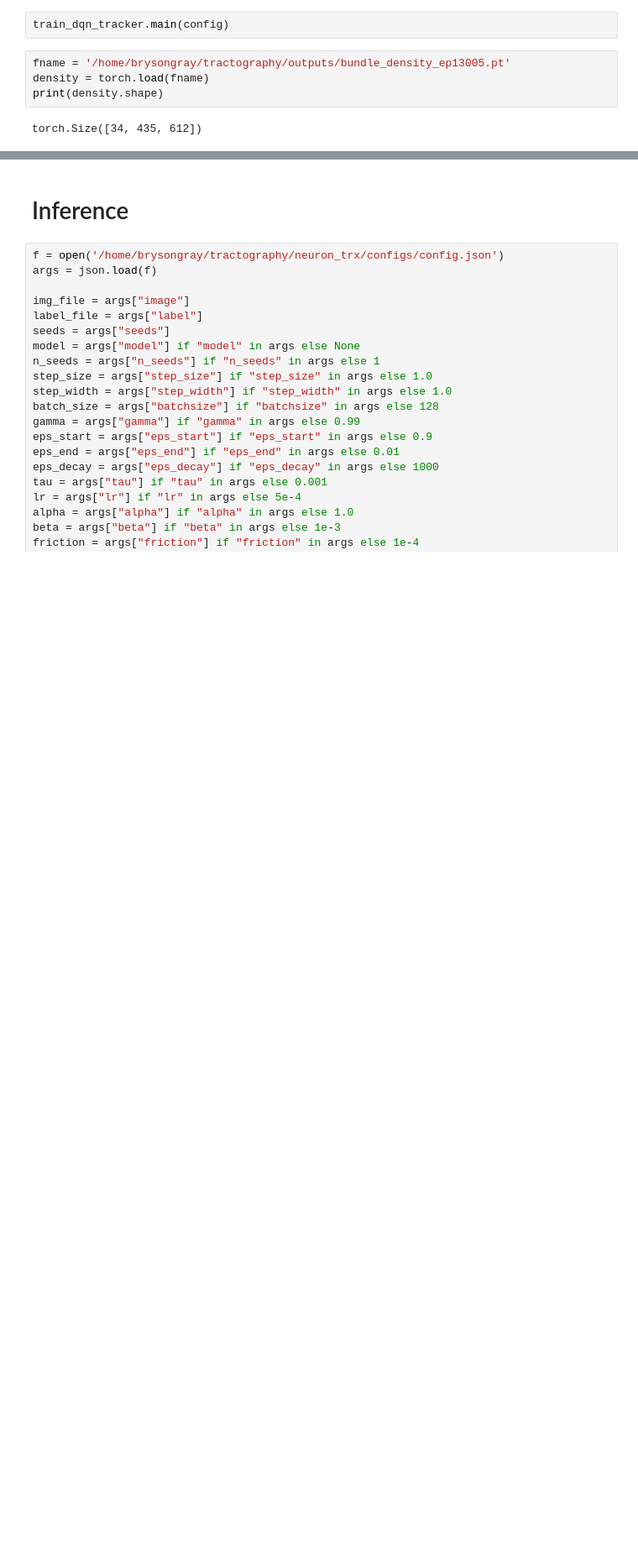
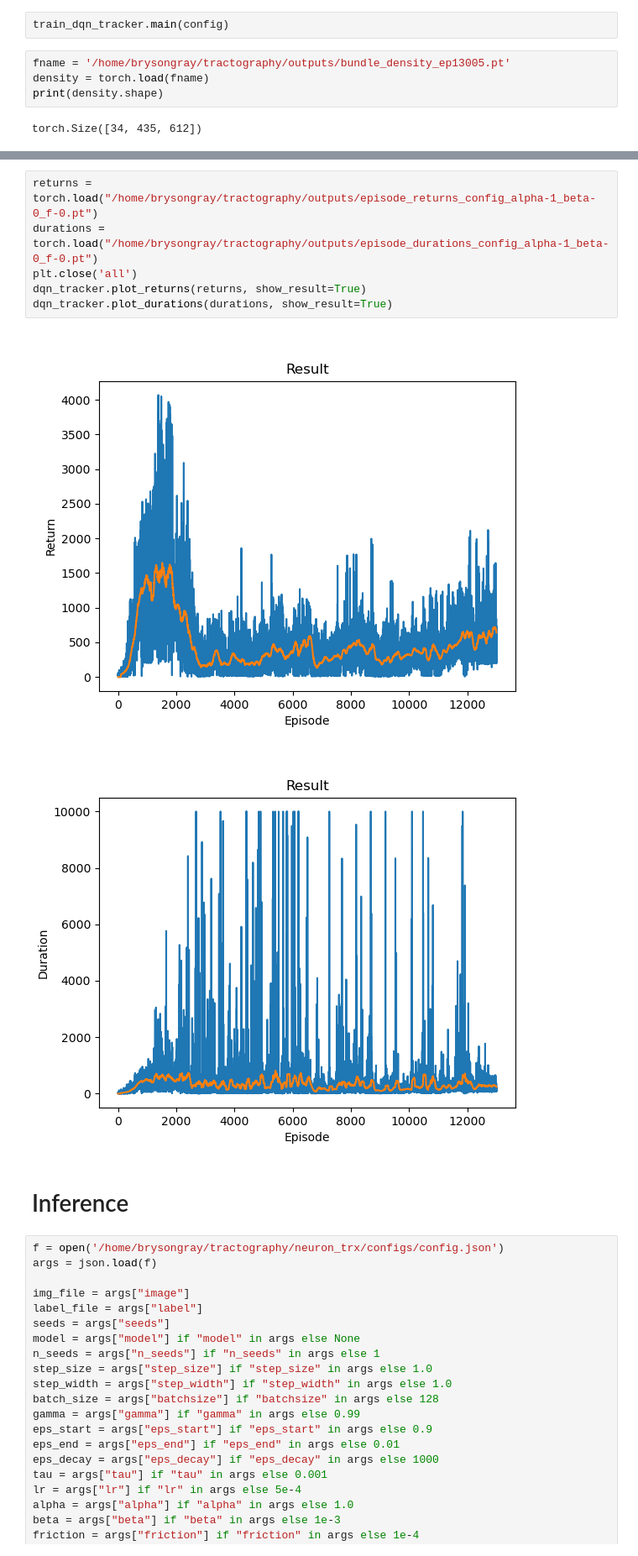
Before and after one commit to twardlab/neurotrack, a Jupyter notebook: neuron_trx/notebooks/neuron_trx_tests.ipynb, the cells around one changed output, grey strips where cells are left out. Shown at 84% size. Drawn from its saved outputs; the diff is of its cells as text; blank space fills up the shorter version.

```diff
--- a/neuron_trx/notebooks/neuron_trx_tests.ipynb
+++ b/neuron_trx/notebooks/neuron_trx_tests.ipynb
@@ -316,6 +321,15 @@ plt.imshow(T, cmap='gray', alpha=0.5)
 # %% [output]
 <matplotlib.image.AxesImage at 0x...>
 [figure]
+# %%
+returns = torch.load("/home/brysongray/tractography/outputs/episode_returns_config_alpha-1_beta-0_f-0.pt")
+durations = torch.load("/home/brysongray/tractography/outputs/episode_durations_config_alpha-1_beta-0_f-0.pt")
+plt.close('all')
+dqn_tracker.plot_returns(returns, show_result=True)
+dqn_tracker.plot_durations(durations, show_result=True)
+# %% [output]
+[figure, added]
+[figure, added]
 # %% [markdown]
 # Inference
 # %%
```
Also changed, not shown: parts of 8 cells of this notebook, 4 other files.
